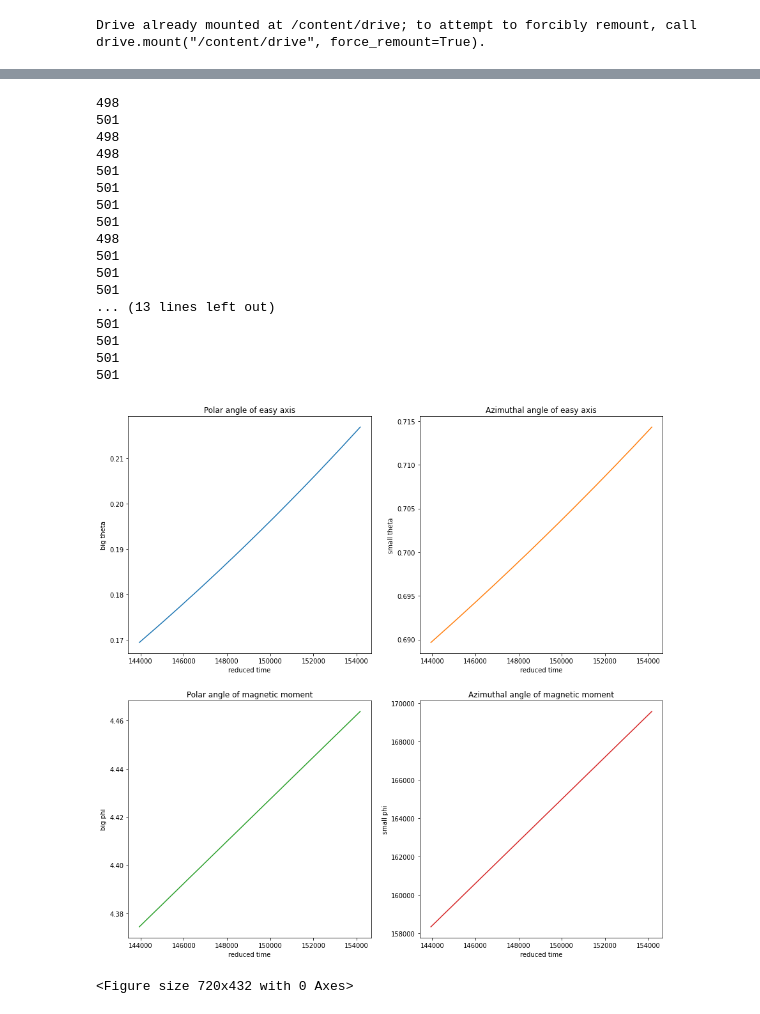
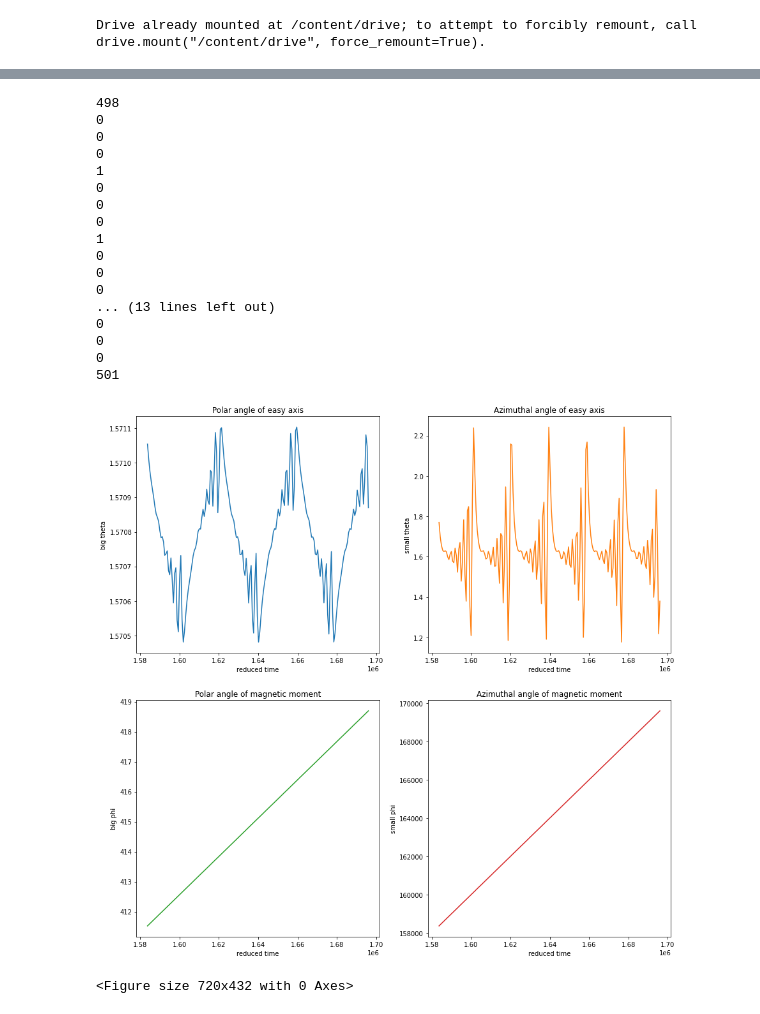
Before and after one commit to petrenkonikita112263/Python_Scientific_Project, a Jupyter notebook: Scientific_calc.ipynb, the cells around one changed output, grey strips where cells are left out. Cells and saved outputs as stored; diff of their text form; code cells hidden in the pictures.

Commit message:
Instead of user inputs, the input values are getting from sliders

```diff
--- a/Scientific_calc.ipynb
+++ b/Scientific_calc.ipynb
@@ -16,12 +16,19 @@ welocity_list = [round(i, 2) for i in np.arange(0.1, 1.51, 0.05)]
 # %% [output]
 Drive already mounted at /content/drive; to attempt to forcibly remount, call drive.mount("/content/drive", force_remount=True).
 # %%
-while True:
-    try:
-        amplitude_name = (input('Ввести значение амплитуды (на пример 0.1): '))
-        welocity_value = float(input('Ввести значение частоты (0.1): '))
-    except ValueError:
-        print('Ошибка ввода, должна быть введена строка h=0.xxx')
-        continue
-    else:
-        break
+#@title Input values
+
+amplitude_value = 0.875 #@param {type:"slider", min:0.1, max:1.5, step:0.025}
+welocity_value = 0.1 #@param {type:"slider", min:0.1, max:1.5, step:0.05}
+
+
+
+# while True:
+#     try:
+#         amplitude_name = (input('Ввести значение амплитуды (на пример 0.1): '))
+#         welocity_value = float(input('Ввести значение частоты (0.1): '))
+#     except ValueError:
+#         print('Ошибка ввода, должна быть введена строка h=0.xxx')
+#         continue
+#     else:
+#         break
@@ -33,6 +37,4 @@ def get_string(name: str) -> str:
     name_value = 'log_h=' + name + '.txt'
     return name_value
 
-file_name += (get_string(amplitude_name))
-
-print(file_name)
+file_name += (get_string(str(amplitude_value)))
@@ -148,22 +173,22 @@ print(value_range_28)
 print(value_range_29)
 # %% [output]
 498
+0
+0
+0
+1
+0
+0
+0
+1
+0
+0
+0
+... (13 lines left out)
+0
+0
+0
 501
-498
-498
-501
-501
-501
-501
-498
-501
-501
-501
-... (13 lines left out)
-501
-501
-501
-501
 # %%
 if welocity_value == 0.1:
     bottom_value = 0
@@ -449,34 +474,34 @@ y_4 = small_phi_array[bottom_value:top_value]
 # print(x_data[20:100])
 
 # max_limit_big_theta = max(y_1) + 0.01
 # max_limit_small_theta = max(y_2) + 0.01
 
 plt.figure(figsize=(10, 6))
 axs[0, 0].plot(x_data[20:200], y_1[20:200])
 # axs[0, 0].set_ylim([0, max_limit_big_theta])
 axs[0, 0].set_title('Polar angle of easy axis')
 axs[0, 0].set(xlabel='reduced time', ylabel='big theta')
 axs[0, 1].plot(x_data[20:200], y_2[20:200], 'tab:orange')
 # axs[0, 1].set_ylim([0, max_limit_small_theta])
 axs[0, 1].set_title('Azimuthal angle of easy axis')
 axs[0, 1].set(xlabel='reduced time', ylabel='small theta')
 axs[1, 0].plot(x_data[20:200], y_3[20:200], 'tab:green')
 axs[1, 0].set_title('Polar angle of magnetic moment')
 axs[1, 0].set(xlabel='reduced time', ylabel='big phi')
 axs[1, 1].plot(x_data[20:200], y_4[20:200], 'tab:red')
 axs[1, 1].set_title('Azimuthal angle of magnetic moment')
 axs[1, 1].set(xlabel='reduced time', ylabel='small phi')
 
-amp_name = str(amplitude_name)
+amp_name = str(amplitude_value)
 freq_name = str(welocity_value)
 
 plot_file = '/content/drive/My Drive/Plots/h=' + amp_name + '_w=' + freq_name + '.png'
 
-fig.savefig(plot_file)
+# fig.savefig(plot_file)
 # files.download(plot_file)
 
 # close figure - plot'll not display
 # plt.close(fig)
 # %% [output]
-[figure, old version]
+[figure, new version]
 <Figure size 720x432 with 0 Axes>
```
Also changed, not shown: parts of 4 cells of this notebook.
